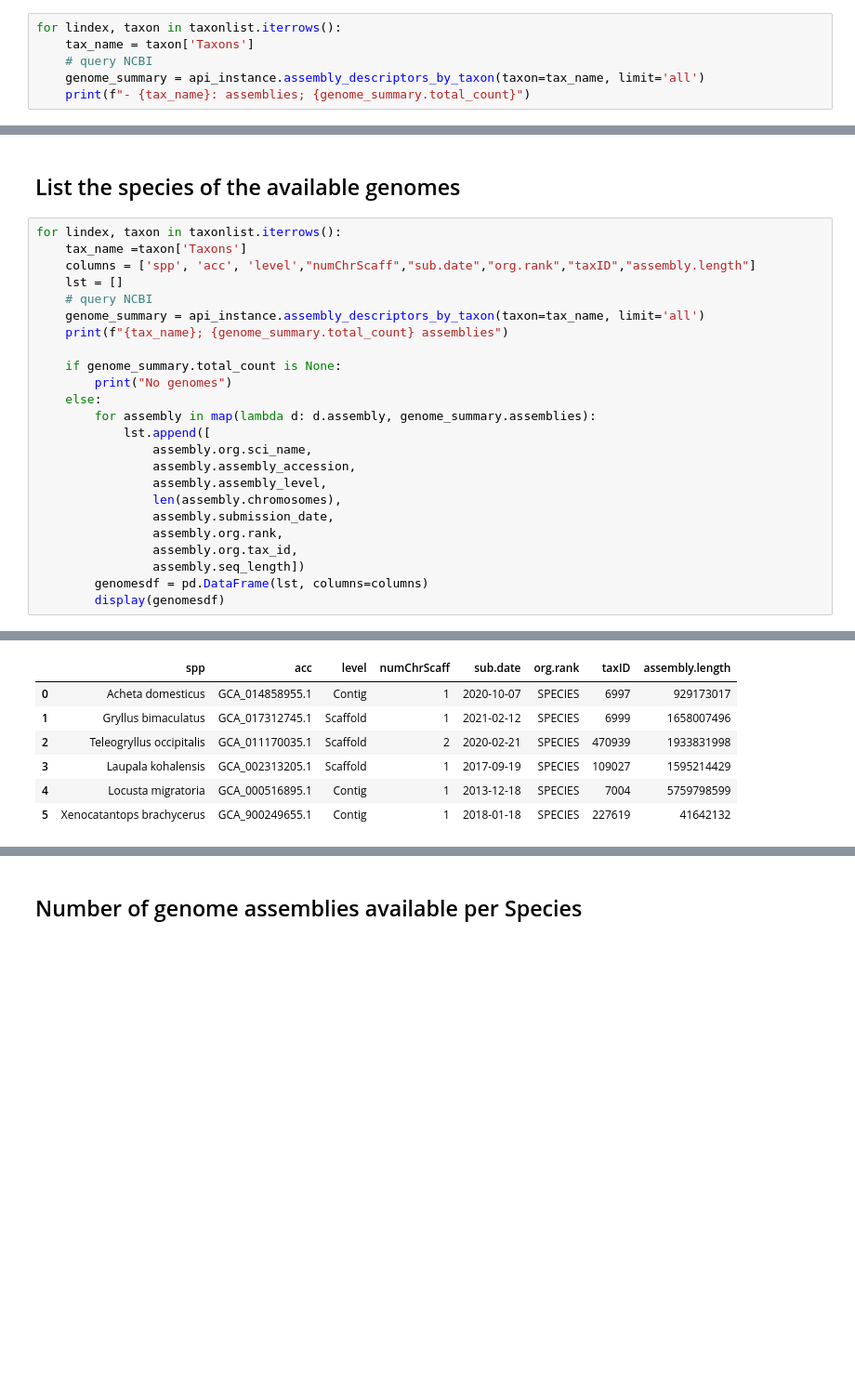
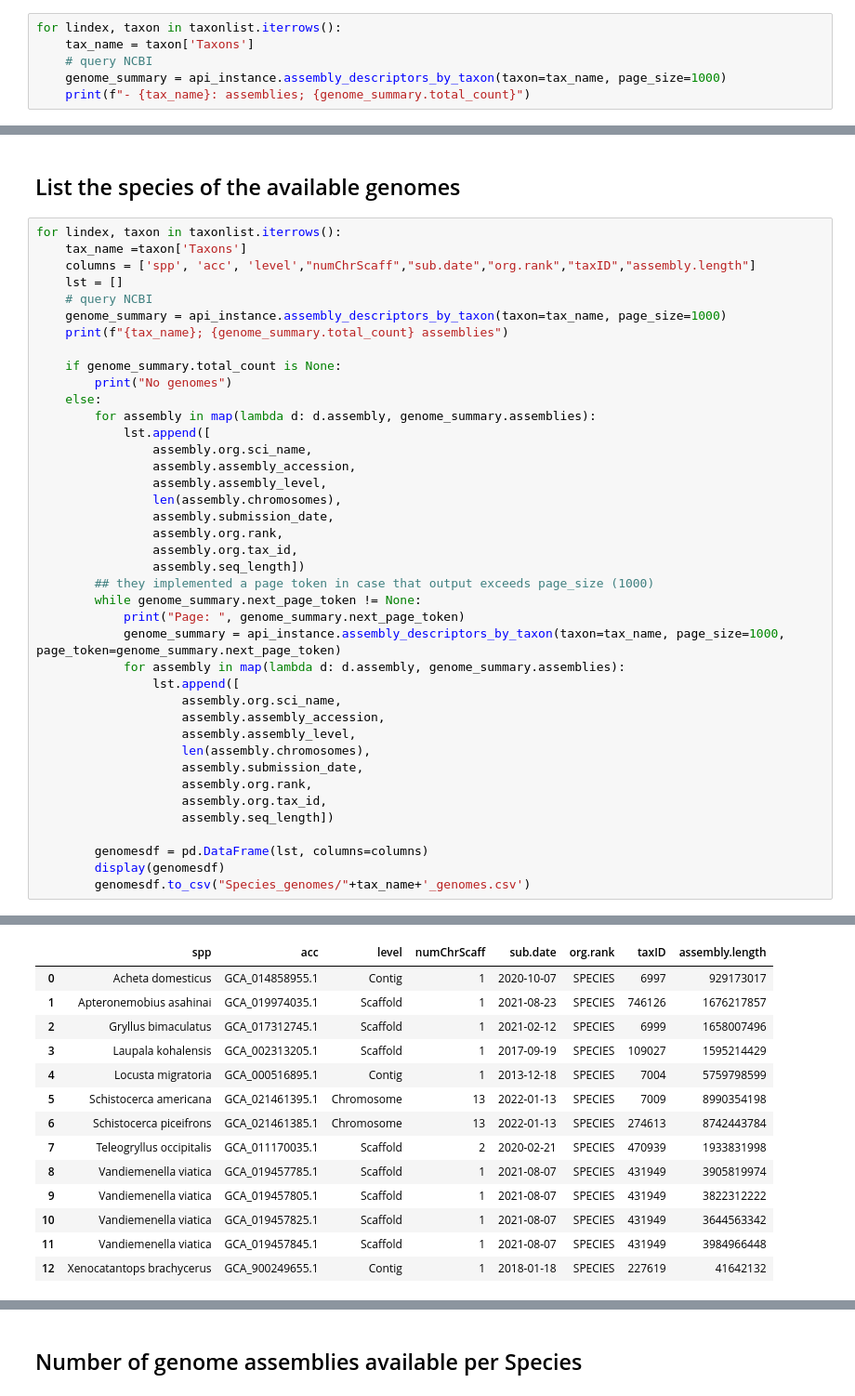
Before and after one commit to guillemylla/Number_genomes_available_in_NCBI, a Jupyter notebook: Get_Available_Genomes_by_Taxon.ipynb, the cells around one changed output, grey strips where cells are left out. Shown: that part at 93% size. Drawn from its saved outputs; the diff is of its cells as text; blank space fills up the shorter version.

```diff
--- a/Get_Available_Genomes_by_Taxon.ipynb
+++ b/Get_Available_Genomes_by_Taxon.ipynb
@@ -47,6 +49,6 @@ taxonlist[0:5]
 for lindex, taxon in taxonlist.iterrows():
     tax_name = taxon['Taxons']
     # query NCBI
-    genome_summary = api_instance.assembly_descriptors_by_taxon(taxon=tax_name, limit='all')
+    genome_summary = api_instance.assembly_descriptors_by_taxon(taxon=tax_name, page_size=1000)
     print(f"- {tax_name}: assemblies; {genome_summary.total_count}")
 # %% [output]
@@ -75,7 +77,7 @@ for lindex, taxon in taxonlist.iterrows():
     columns = ['spp', 'acc', 'level',"numChrScaff","sub.date","org.rank","taxID","assembly.length"]
     lst = []
     # query NCBI
-    genome_summary = api_instance.assembly_descriptors_by_taxon(taxon=tax_name, limit='all')
+    genome_summary = api_instance.assembly_descriptors_by_taxon(taxon=tax_name, page_size=1000)
     print(f"{tax_name}; {genome_summary.total_count} assemblies")
 
     if genome_summary.total_count is None:
@@ -91,6 +93,22 @@ for lindex, taxon in taxonlist.iterrows():
                 assembly.org.rank,
                 assembly.org.tax_id,
                 assembly.seq_length])
+        ## they implemented a page token in case that output exceeds page_size (1000)
+        while genome_summary.next_page_token != None:
+            print("Page: ", genome_summary.next_page_token)
+            genome_summary = api_instance.assembly_descriptors_by_taxon(taxon=tax_name, page_size=1000, page_token=genome_summary.next_page_token)
+            for assembly in map(lambda d: d.assembly, genome_summary.assemblies):
+                lst.append([
+                    assembly.org.sci_name,
+                    assembly.assembly_accession,
+                    assembly.assembly_level,
+                    len(assembly.chromosomes),
+                    assembly.submission_date,
+                    assembly.org.rank,
+                    assembly.org.tax_id,
+                    assembly.seq_length])
+
         genomesdf = pd.DataFrame(lst, columns=columns)
         display(genomesdf)
+        genomesdf.to_csv("Species_genomes/"+tax_name+'_genomes.csv')
 # %% [output]
@@ -116,10 +144,17 @@ Orthoptera; 6 assemblies
 |  | spp | acc | level | numChrScaff | sub.date | org.rank | taxID | assembly.length |
 | 0 | Acheta domesticus | GCA_014858955.1 | Contig | 1 | 2020-10-07 | SPECIES | 6997 | 929173017 |
-| 1 | Gryllus bimaculatus | GCA_017312745.1 | Scaffold | 1 | 2021-02-12 | SPECIES | 6999 | 1658007496 |
-| 2 | Teleogryllus occipitalis | GCA_011170035.1 | Scaffold | 2 | 2020-02-21 | SPECIES | 470939 | 1933831998 |
+| 1 | Apteronemobius asahinai | GCA_019974035.1 | Scaffold | 1 | 2021-08-23 | SPECIES | 746126 | 1676217857 |
+| 2 | Gryllus bimaculatus | GCA_017312745.1 | Scaffold | 1 | 2021-02-12 | SPECIES | 6999 | 1658007496 |
 | 3 | Laupala kohalensis | GCA_002313205.1 | Scaffold | 1 | 2017-09-19 | SPECIES | 109027 | 1595214429 |
 | 4 | Locusta migratoria | GCA_000516895.1 | Contig | 1 | 2013-12-18 | SPECIES | 7004 | 5759798599 |
-| 5 | Xenocatantops brachycerus | GCA_900249655.1 | Contig | 1 | 2018-01-18 | SPECIES | 227619 | 41642132 |
+| 5 | Schistocerca americana | GCA_021461395.1 | Chromosome | 13 | 2022-01-13 | SPECIES | 7009 | 8990354198 |
+| 6 | Schistocerca piceifrons | GCA_021461385.1 | Chromosome | 13 | 2022-01-13 | SPECIES | 274613 | 8742443784 |
+| 7 | Teleogryllus occipitalis | GCA_011170035.1 | Scaffold | 2 | 2020-02-21 | SPECIES | 470939 | 1933831998 |
+| 8 | Vandiemenella viatica | GCA_019457785.1 | Scaffold | 1 | 2021-08-07 | SPECIES | 431949 | 3905819974 |
+| 9 | Vandiemenella viatica | GCA_019457805.1 | Scaffold | 1 | 2021-08-07 | SPECIES | 431949 | 3822312222 |
+| 10 | Vandiemenella viatica | GCA_019457825.1 | Scaffold | 1 | 2021-08-07 | SPECIES | 431949 | 3644563342 |
+| 11 | Vandiemenella viatica | GCA_019457845.1 | Scaffold | 1 | 2021-08-07 | SPECIES | 431949 | 3984966448 |
+| 12 | Xenocatantops brachycerus | GCA_900249655.1 | Contig | 1 | 2018-01-18 | SPECIES | 227619 | 41642132 |
 Zoraptera; None assemblies
 No genomes
 Mantodea; None assemblies
```
Also changed, not shown: parts of 5 cells of this notebook.
